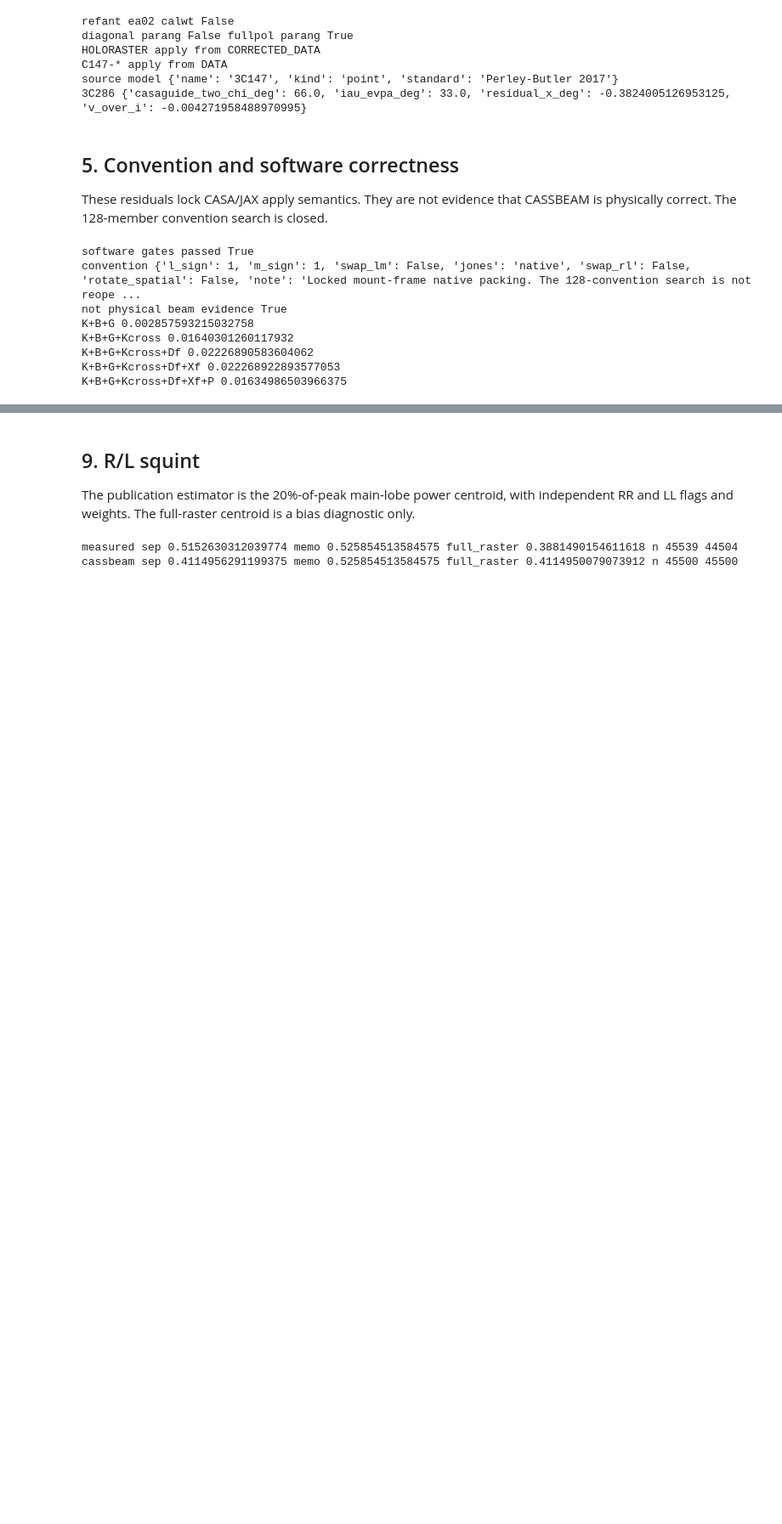
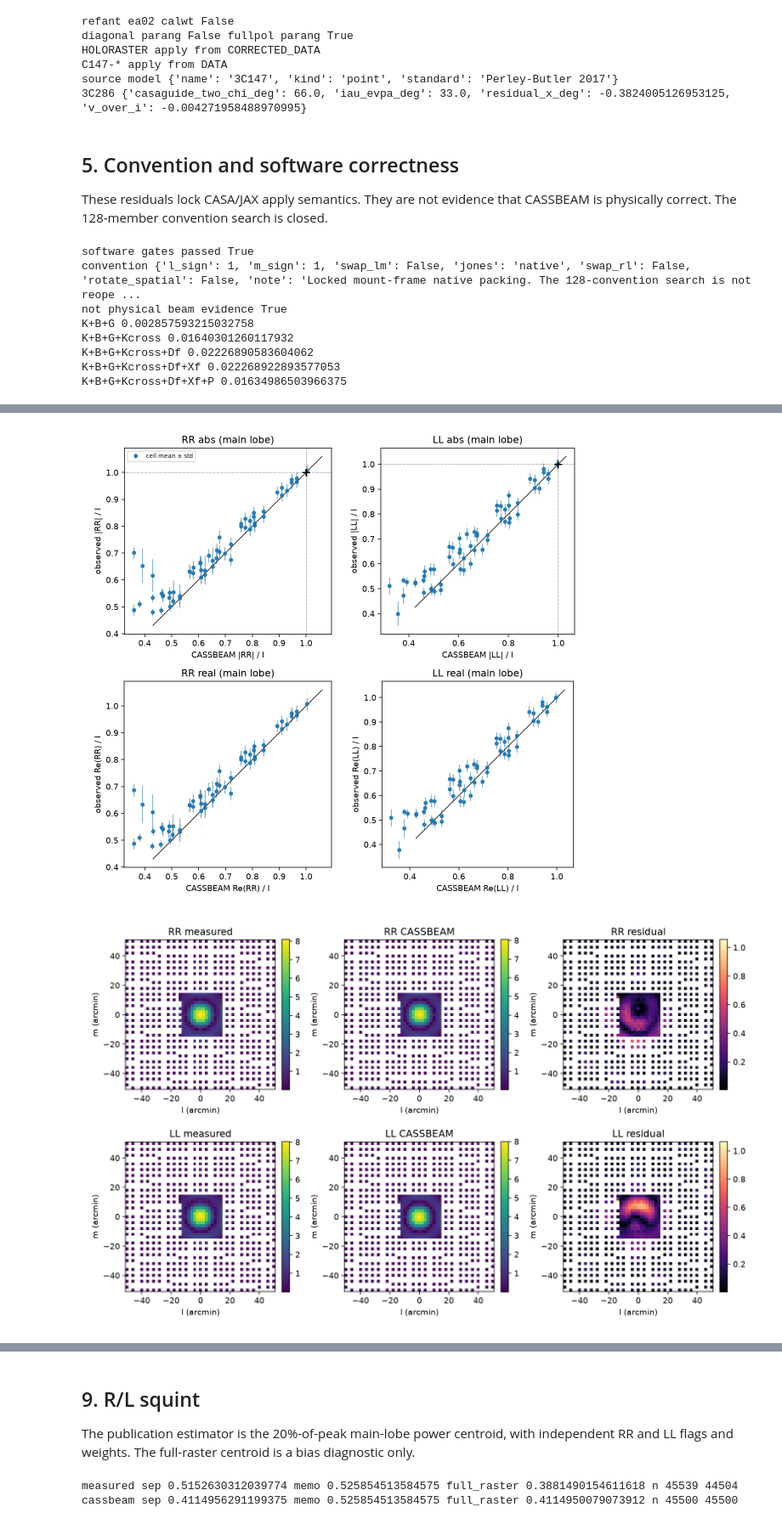
Before and after one commit to StephenJHardy/SL1MJax, a Jupyter notebook: notebooks/vla_c_band_beam_validation.ipynb, the cells around one changed output, grey strips where cells are left out. Shown at 85% size. Cells and saved outputs as stored; diff of their text form; code cells hidden in the pictures; blank space fills up the shorter version.

```diff
--- a/notebooks/vla_c_band_beam_validation.ipynb
+++ b/notebooks/vla_c_band_beam_validation.ipynb
@@ -178,0 +192,15 @@ show("08_cassbeam_scatter_main_lobe.png", "10_spatial_measured_cassbeam_residual
+# %%
+show(
+    "08_cassbeam_scatter_main_lobe.png",
+    "10_spatial_measured_cassbeam_residual.png",
+    "12_residual_vs_radius.png",
+    "15_residual_strata.png",
+)
+strata = bundle.residual_strata
+print("mask", strata.get("mask"))
+print("raster_family", strata.get("raster_family"))
+for key in ("mover", "reference", "pass"):
+    print(key, [(row.get("name"), row.get("n"), row.get("median_abs")) for row in strata.get(key) or ()][:8])
+# %% [output]
+[figure, added]
+[figure, added]
```
Also changed, not shown: parts of 12 cells of this notebook, 49 other files.
